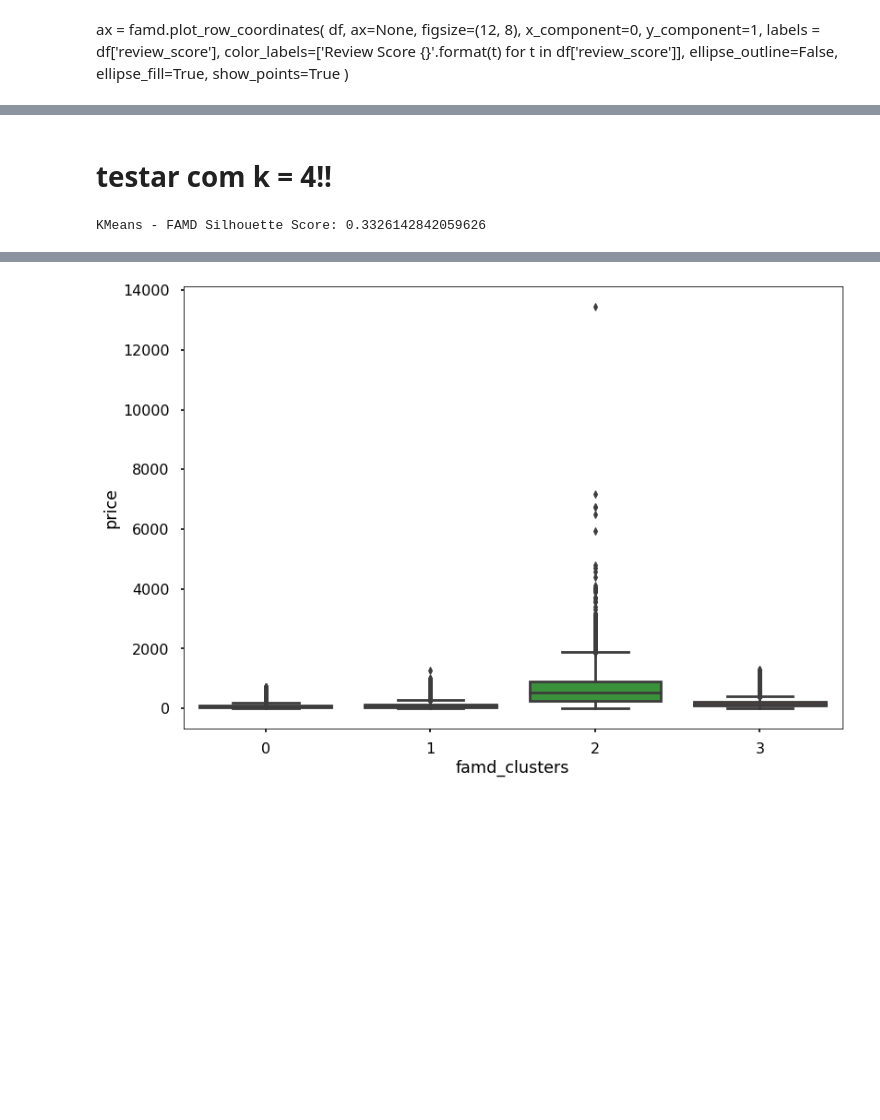
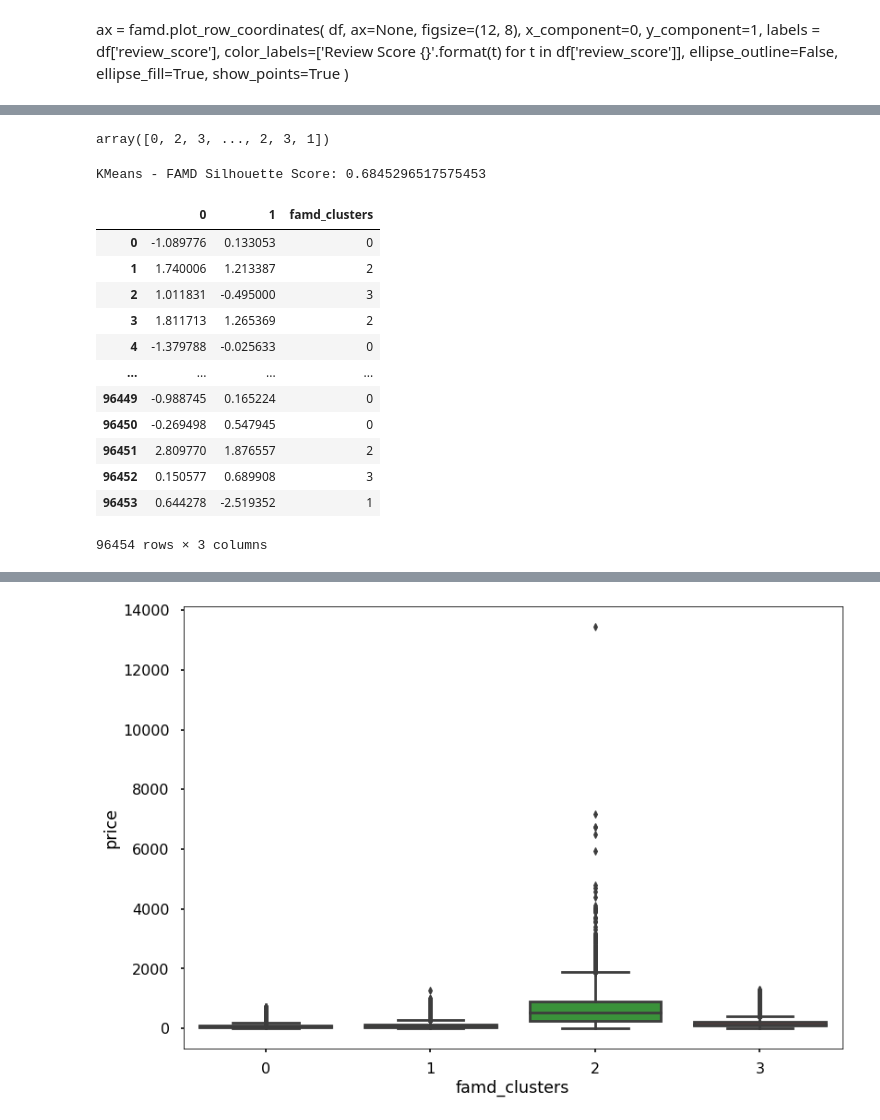
Before and after one commit to fabioismerim/consumer_score_prediction, a Jupyter notebook: clustering_approach/FAMD.ipynb, the cells around one changed output, grey strips where cells are left out. Cells and saved outputs as stored; diff of their text form; code cells hidden in the pictures; blank space fills up the shorter version.

```diff
--- a/clustering_approach/FAMD.ipynb
+++ b/clustering_approach/FAMD.ipynb
@@ -214,13 +217,32 @@ plt.ylabel('Inertia')
-# %% [markdown]
-# testar com k = 4!!
+# %%
+#applying kmeans in FAMD components
+
+kmeans_famd = KMeans(n_clusters=3,
+                     n_init=10, max_iter=300,
+                     init='k-means++',
+                     random_state=42)
+
+kmeans_famd.fit_predict(famd_components)
+# %% [output]
+array([0, 2, 3, ..., 2, 3, 1])
 # %%
-#applying kmeans in FAMD components
-
-kmeans_famd = KMeans(n_clusters=4, n_init=100, max_iter=400, init='k-means++', random_state=42).fit(famd_components)
-
 print('KMeans - FAMD Silhouette Score: {}'.format(silhouette_score(famd_components, kmeans_famd.labels_, metric='euclidean')))
 labels_famd = kmeans_famd.labels_
 clusters_famd = pd.concat([famd_components, pd.DataFrame({'famd_clusters':labels_famd})], axis=1)
+clusters_famd
 # %% [output]
-KMeans - FAMD Silhouette Score: 0.3326142842059626
+KMeans - FAMD Silhouette Score: 0.6845296517575453
+|  | 0 | 1 | famd_clusters |
+| 0 | -1.089776 | 0.133053 | 0 |
+| 1 | 1.740006 | 1.213387 | 2 |
+| 2 | 1.011831 | -0.495000 | 3 |
+| 3 | 1.811713 | 1.265369 | 2 |
+| 4 | -1.379788 | -0.025633 | 0 |
+| ... | ... | ... | ... |
+| 96449 | -0.988745 | 0.165224 | 0 |
+| 96450 | -0.269498 | 0.547945 | 0 |
+| 96451 | 2.809770 | 1.876557 | 2 |
+| 96452 | 0.150577 | 0.689908 | 3 |
+| 96453 | 0.644278 | -2.519352 | 1 |
+96454 rows × 3 columns
 # %%
```
Also changed, not shown: parts of 7 cells of this notebook, 1 other file.
